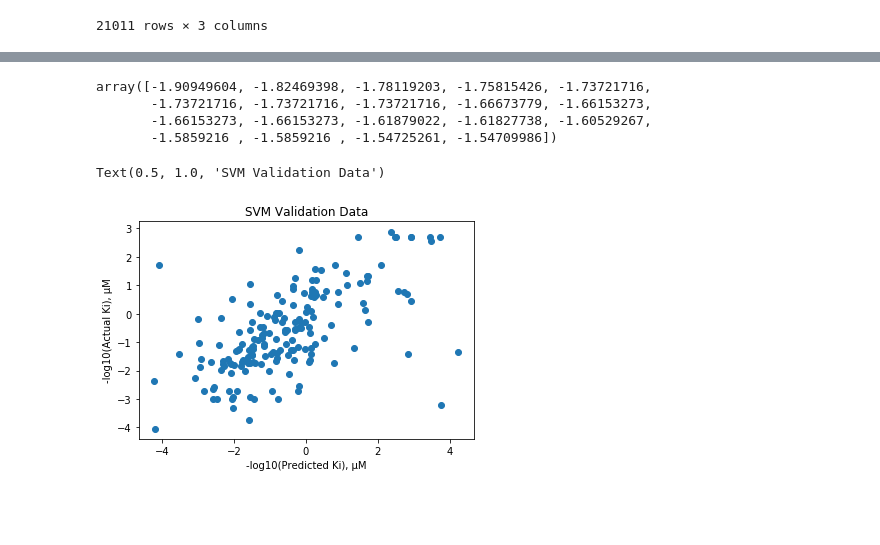
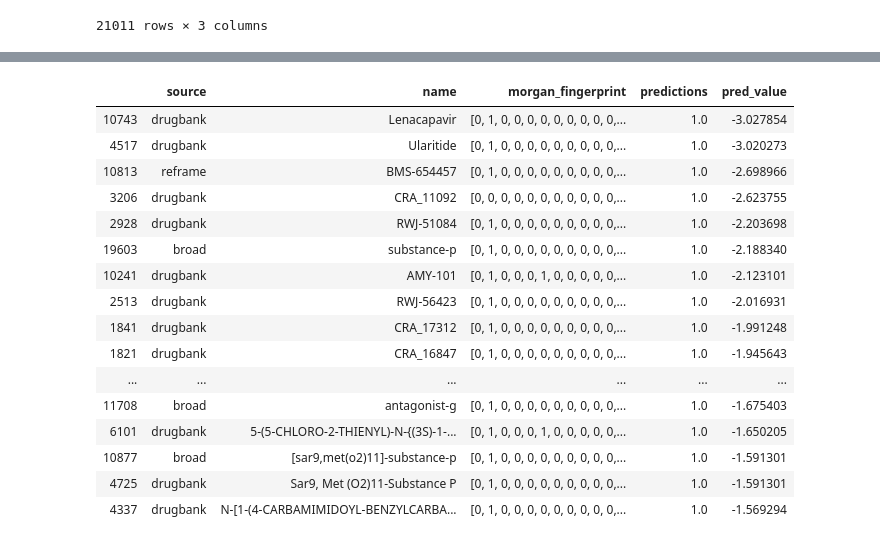
Before and after one commit to srensi/tmprss2, a Jupyter notebook: 20200525_TMPRSS2_SVM.ipynb, the cells around one changed output, grey strips where cells are left out. Cells and saved outputs as stored; diff of their text form; code cells hidden in the pictures; blank space fills up the shorter version.

```diff
--- a/20200525_TMPRSS2_SVM.ipynb
+++ b/20200525_TMPRSS2_SVM.ipynb
@@ -129,16 +182,22 @@ Name: name, dtype: object
-# %%
-pred_values_sorted[1:20]
-# %% [output]
-array([-1.90949604, -1.82469398, -1.78119203, -1.75815426, -1.73721716,
-       -1.73721716, -1.73721716, -1.73721716, -1.66673779, -1.66153273,
-       -1.66153273, -1.66153273, -1.61879022, -1.61827738, -1.60529267,
-       -1.5859216 , -1.5859216 , -1.54725261, -1.54709986])
-# %%
-plt.scatter(pred, test_y)
-plt.xlabel('log10(Predicted Ki), μM')
-plt.ylabel('log10(Actual Ki), μM')
-plt.title('SVM Validation Data')
-# %% [output]
-Text(0.5, 1.0, 'SVM Validation Data')
-[figure, removed]
+# %%
+active_screening_compounds['pred_value'] = pred_values
+active_screening_compounds.sort_values(by='pred_value').head(20)
+# %% [output]
+|  | source | name | morgan_fingerprint | predictions | pred_value |
+| 10743 | drugbank | Lenacapavir | [0, 1, 0, 0, 0, 0, 0, 0, 0, 0, 0,... | 1.0 | -3.027854 |
+| 4517 | drugbank | Ularitide | [0, 1, 0, 0, 0, 0, 0, 0, 0, 0, 0,... | 1.0 | -3.020273 |
+| 10813 | reframe | BMS-654457 | [0, 1, 0, 0, 0, 0, 0, 0, 0, 0, 0,... | 1.0 | -2.698966 |
+| 3206 | drugbank | CRA_11092 | [0, 0, 0, 0, 0, 0, 0, 0, 0, 0, 0,... | 1.0 | -2.623755 |
+| 2928 | drugbank | RWJ-51084 | [0, 1, 0, 0, 0, 0, 0, 0, 0, 0, 0,... | 1.0 | -2.203698 |
+| 19603 | broad | substance-p | [0, 1, 0, 0, 0, 0, 0, 0, 0, 0, 0,... | 1.0 | -2.188340 |
+| 10241 | drugbank | AMY-101 | [0, 1, 0, 0, 0, 1, 0, 0, 0, 0, 0,... | 1.0 | -2.123101 |
+| 2513 | drugbank | RWJ-56423 | [0, 1, 0, 0, 0, 0, 0, 0, 0, 0, 0,... | 1.0 | -2.016931 |
+| 1841 | drugbank | CRA_17312 | [0, 1, 0, 0, 0, 0, 0, 0, 0, 0, 0,... | 1.0 | -1.991248 |
+| 1821 | drugbank | CRA_16847 | [0, 1, 0, 0, 0, 0, 0, 0, 0, 0, 0,... | 1.0 | -1.945643 |
+| ... | ... | ... | ... | ... | ... |
+| 11708 | broad | antagonist-g | [0, 1, 0, 0, 0, 0, 0, 0, 0, 0, 0,... | 1.0 | -1.675403 |
+| 6101 | drugbank | 5-(5-CHLORO-2-THIENYL)-N-{(3S)-1-... | [0, 1, 0, 0, 0, 1, 0, 0, 0, 0, 0,... | 1.0 | -1.650205 |
+| 10877 | broad | [sar9,met(o2)11]-substance-p | [0, 1, 0, 0, 0, 0, 0, 0, 0, 0, 0,... | 1.0 | -1.591301 |
+| 4725 | drugbank | Sar9, Met (O2)11-Substance P | [0, 1, 0, 0, 0, 0, 0, 0, 0, 0, 0,... | 1.0 | -1.591301 |
+| 4337 | drugbank | N-[1-(4-CARBAMIMIDOYL-BENZYLCARBA... | [0, 1, 0, 0, 0, 0, 0, 0, 0, 0, 0,... | 1.0 | -1.569294 |
 # %%
```
Also changed, not shown: parts of 23 cells of this notebook.
